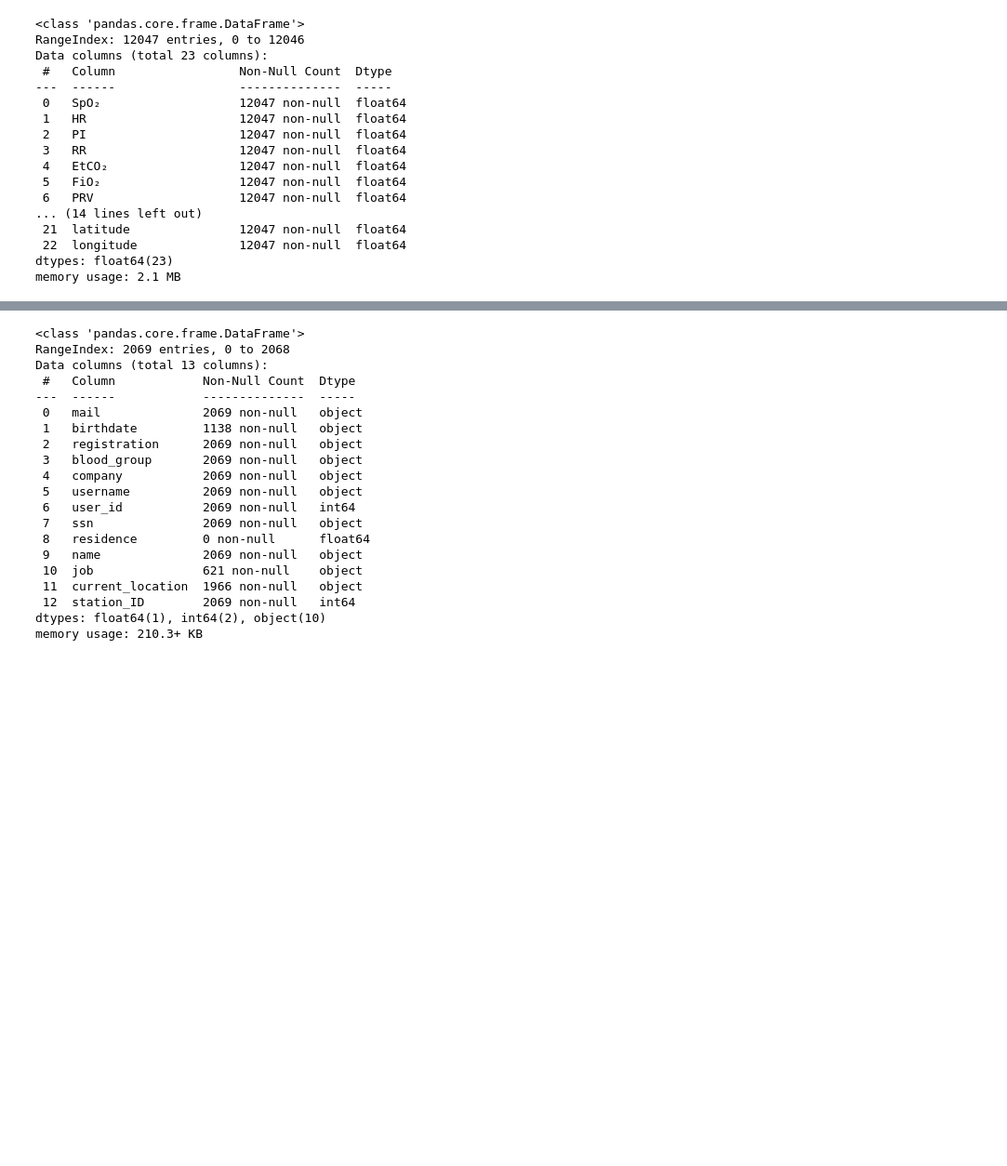
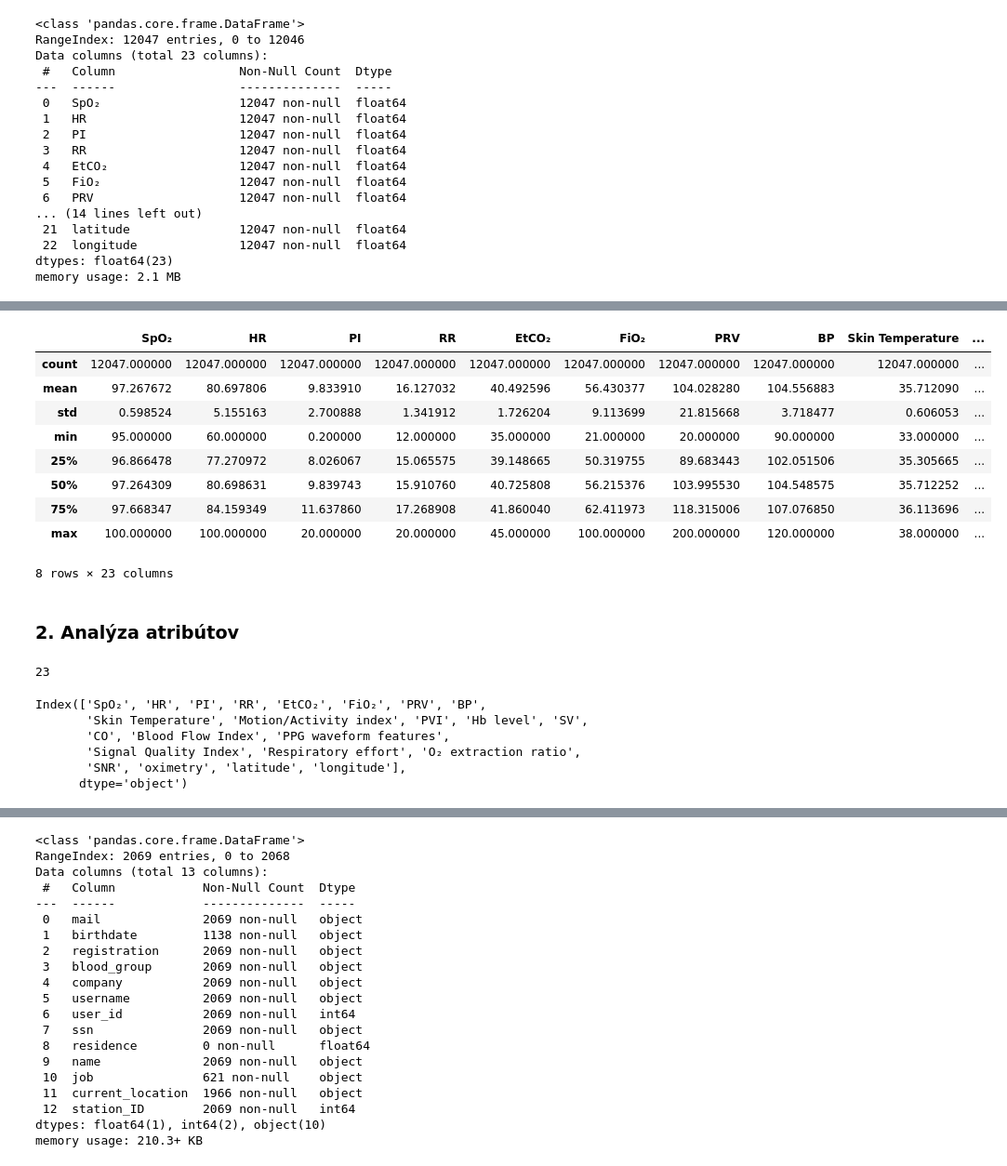
Before and after one commit to johannatilesova/IAU-project, a Jupyter notebook: part1.ipynb, the cells around one changed output, grey strips where cells are left out. Shown at 93% size. Cells and saved outputs as stored; diff of their text form; code cells hidden in the pictures; blank space fills up the shorter version.

```diff
--- a/part1.ipynb
+++ b/part1.ipynb
@@ -76,0 +128,28 @@ df_patient.head()
+# %%
+df_observation.describe()
+# %% [output]
+|  | SpO₂ | HR | PI | RR | EtCO₂ | FiO₂ | PRV | BP | Skin Temperature | ... |
+| count | 12047.000000 | 12047.000000 | 12047.000000 | 12047.000000 | 12047.000000 | 12047.000000 | 12047.000000 | 12047.000000 | 12047.000000 | ... |
+| mean | 97.267672 | 80.697806 | 9.833910 | 16.127032 | 40.492596 | 56.430377 | 104.028280 | 104.556883 | 35.712090 | ... |
+| std | 0.598524 | 5.155163 | 2.700888 | 1.341912 | 1.726204 | 9.113699 | 21.815668 | 3.718477 | 0.606053 | ... |
+| min | 95.000000 | 60.000000 | 0.200000 | 12.000000 | 35.000000 | 21.000000 | 20.000000 | 90.000000 | 33.000000 | ... |
+| 25% | 96.866478 | 77.270972 | 8.026067 | 15.065575 | 39.148665 | 50.319755 | 89.683443 | 102.051506 | 35.305665 | ... |
+| 50% | 97.264309 | 80.698631 | 9.839743 | 15.910760 | 40.725808 | 56.215376 | 103.995530 | 104.548575 | 35.712252 | ... |
+| 75% | 97.668347 | 84.159349 | 11.637860 | 17.268908 | 41.860040 | 62.411973 | 118.315006 | 107.076850 | 36.113696 | ... |
+| max | 100.000000 | 100.000000 | 20.000000 | 20.000000 | 45.000000 | 100.000000 | 200.000000 | 120.000000 | 38.000000 | ... |
+8 rows × 23 columns
+# %% [markdown]
+### 2. Analýza atribútov
+# %%
+len(df_observation.select_dtypes(include=['float64']).columns)
+# %% [output]
+23
+# %%
+df_observation.select_dtypes(include=['float64']).columns
+# %% [output]
+Index(['SpO₂', 'HR', 'PI', 'RR', 'EtCO₂', 'FiO₂', 'PRV', 'BP',
+       'Skin Temperature', 'Motion/Activity index', 'PVI', 'Hb level', 'SV',
+       'CO', 'Blood Flow Index', 'PPG waveform features',
+       'Signal Quality Index', 'Respiratory effort', 'O₂ extraction ratio',
+       'SNR', 'oximetry', 'latitude', 'longitude'],
+      dtype='object')
```
Also changed, not shown: parts of 40 cells of this notebook, 1 other file.
